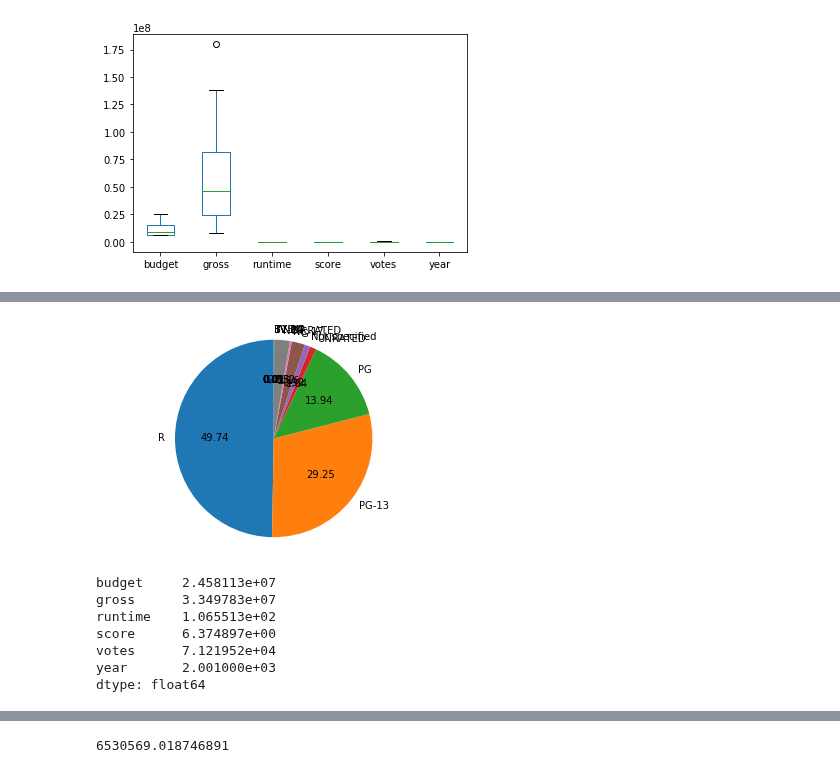
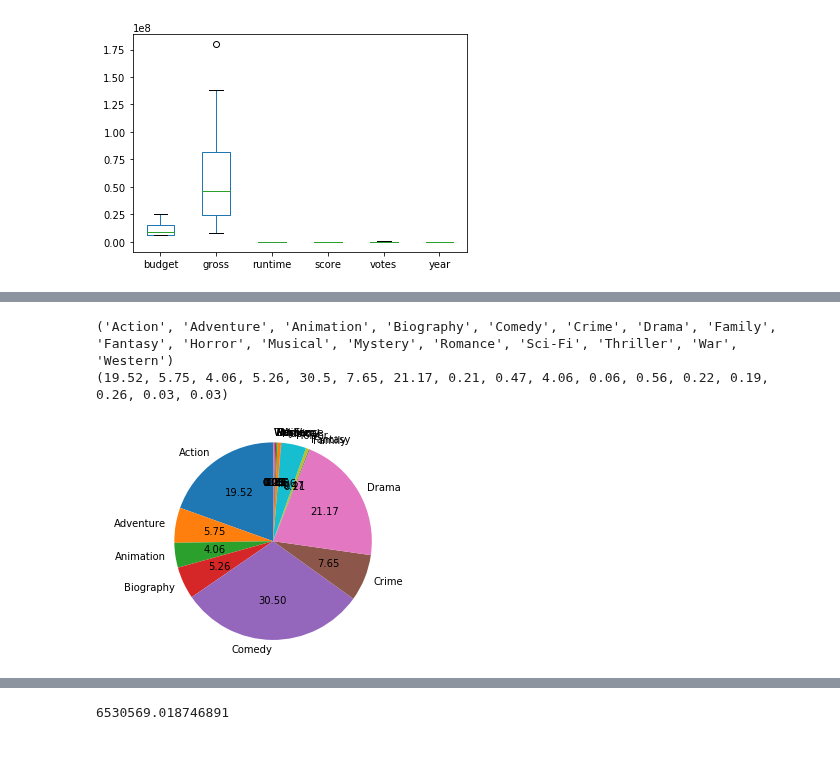
Before and after one commit to vijayakrishna12345/Data-Analytics-Lab, a Jupyter notebook: Ex1.ipynb, the cells around one changed output, grey strips where cells are left out. Cells and saved outputs as stored; diff of their text form; code cells hidden in the pictures.

```diff
--- a/Ex1.ipynb
+++ b/Ex1.ipynb
@@ -75,0 +72,13 @@ value
+# %%
+#Frequency Table for plotting
+from collections import Counter
+temp1 = data['genre'].value_counts(ascending=True)
+temp2 = dict(Counter(data['genre']))
+count_row = data.shape[0]
+for i in temp2:
+    temp2[i]=round((temp2[i]/count_row)*100,2)
+print ('Frequency Table for Genre:')
+print (temp1)
+
+print ('\nPercentage of each genre:')
+print (temp2)
@@ -75,0 +103,11 @@ value
+# %%
+#Probability
+lists = sorted(temp2.items())
+fig = plt.figure(figsize=(30,10))
+ax1 = fig.add_subplot(121)
+ax1.set_xlabel('Genres')
+ax1.set_ylabel('Genres percentage')
+ax1.set_title("Probability of each genre")
+x, y = zip(*lists)
+plt.bar(x, y)
+plt.show()
@@ -76,19 +116,13 @@ value
 # %%
-import matplotlib.pyplot as plt
+#Pie Chart
+print(x)
+print(y)
+figureObject, axesObject = plt.subplots()
 
-figureObject,axesObject=plt.subplots()
-axesObject.pie(value,labels=key,autopct='%1.2f',startangle=90)
+axesObject.pie(y,labels=x,autopct='%1.2f',startangle=90)
 axesObject.axis('equal')
 plt.show()
 # %% [output]
+('Action', 'Adventure', 'Animation', 'Biography', 'Comedy', 'Crime', 'Drama', 'Family', 'Fantasy', 'Horror', 'Musical', 'Mystery', 'Romance', 'Sci-Fi', 'Thriller', 'War', 'Western')
+(19.52, 5.75, 4.06, 5.26, 30.5, 7.65, 21.17, 0.21, 0.47, 4.06, 0.06, 0.56, 0.22, 0.19, 0.26, 0.03, 0.03)
-[figure, old version]
+[figure, new version]
-# %%
-data.mean()
-# %% [output]
-budget     2.458113e+07
-gross      3.349783e+07
-runtime    1.065513e+02
-score      6.374897e+00
-votes      7.121952e+04
-year       2.001000e+03
-dtype: float64
```
Also changed, not shown: parts of 17 cells of this notebook.
